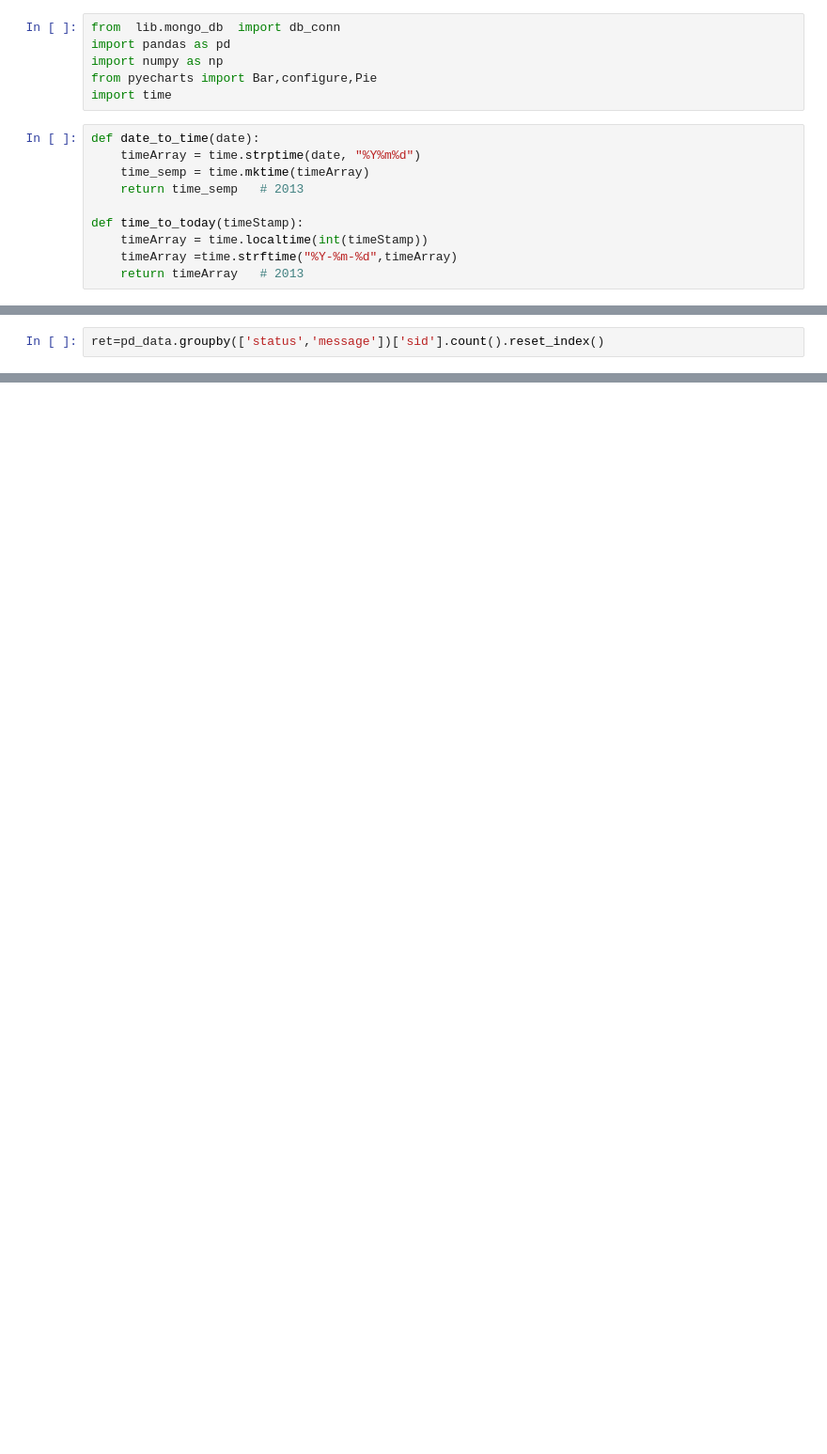
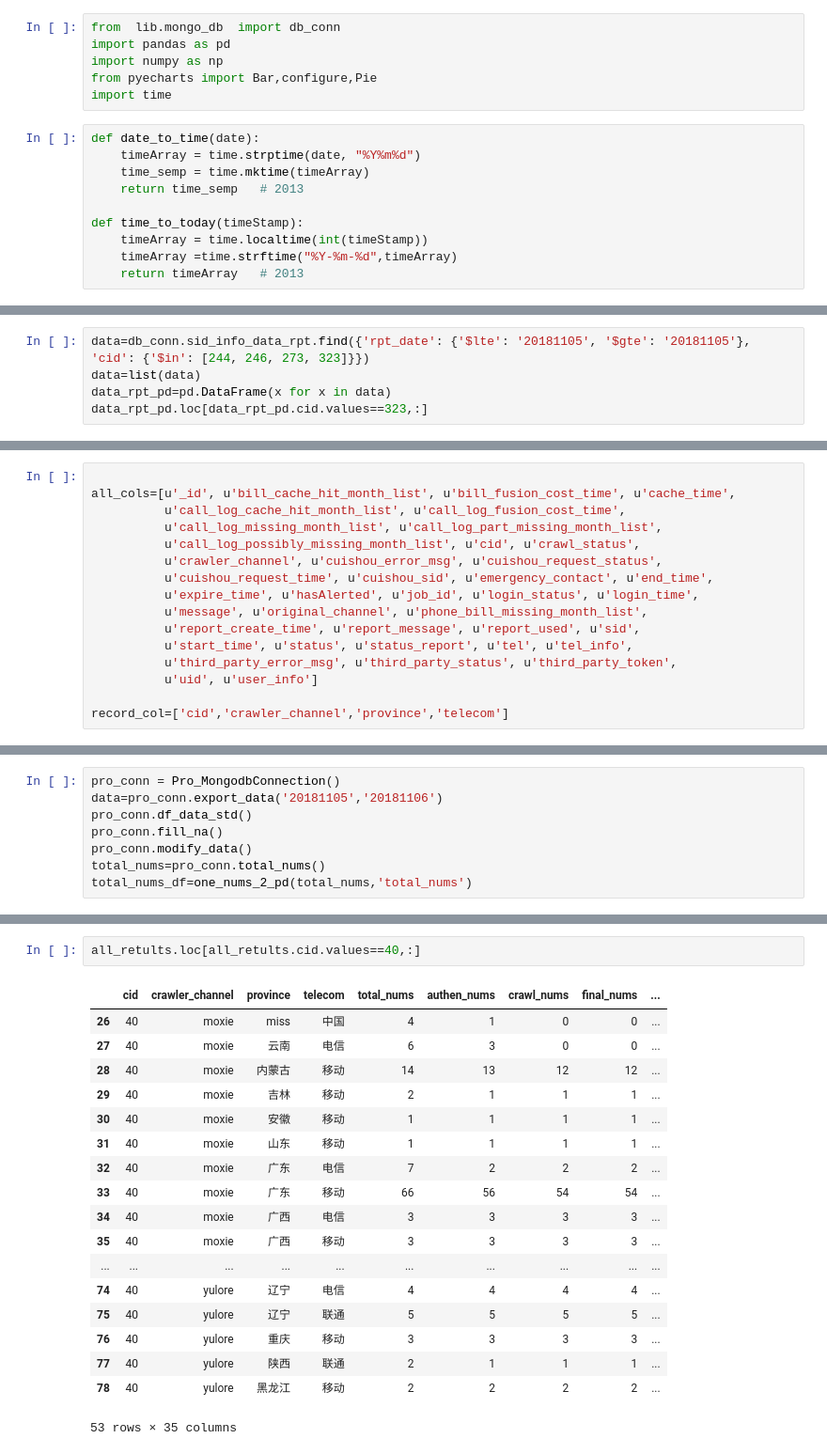
Before and after one commit to jhyehuang/jhye_tool, a Jupyter notebook: mongo/mongodb_209_err_code_count.ipynb, the cells around one changed output, grey strips where cells are left out. Shown at 94% size. Saved outputs shown, nothing was run; the diff lists cells and outputs as text; blank space fills up the shorter version.

```diff
--- a/mongo/mongodb_209_err_code_count.ipynb
+++ b/mongo/mongodb_209_err_code_count.ipynb
@@ -38,2 +16,0 @@ pd_data['status']=pd_data['status'].map(str)
-# %%
-ret=pd_data.groupby(['status','message'])['sid'].count().reset_index()
@@ -121,0 +83,5 @@ today_to_day()
+# %%
+data=db_conn.sid_info_data_rpt.find({'rpt_date': {'$lte': '20181105', '$gte': '20181105'}, 'cid': {'$in': [244, 246, 273, 323]}})
+data=list(data)
+data_rpt_pd=pd.DataFrame(x for x in data)
+data_rpt_pd.loc[data_rpt_pd.cid.values==323,:]
@@ -121,0 +115,16 @@ today_to_day()
+# %%
+
+all_cols=[u'_id', u'bill_cache_hit_month_list', u'bill_fusion_cost_time', u'cache_time',
+          u'call_log_cache_hit_month_list', u'call_log_fusion_cost_time',
+          u'call_log_missing_month_list', u'call_log_part_missing_month_list',
+          u'call_log_possibly_missing_month_list', u'cid', u'crawl_status',
+          u'crawler_channel', u'cuishou_error_msg', u'cuishou_request_status',
+          u'cuishou_request_time', u'cuishou_sid', u'emergency_contact', u'end_time',
+          u'expire_time', u'hasAlerted', u'job_id', u'login_status', u'login_time',
+          u'message', u'original_channel', u'phone_bill_missing_month_list',
+          u'report_create_time', u'report_message', u'report_used', u'sid',
+          u'start_time', u'status', u'status_report', u'tel', u'tel_info',
+          u'third_party_error_msg', u'third_party_status', u'third_party_token',
+          u'uid', u'user_info']
+
+record_col=['cid','crawler_channel','province','telecom']
@@ -121,0 +312,8 @@ today_to_day()
+# %%
+pro_conn = Pro_MongodbConnection()
+data=pro_conn.export_data('20181105','20181106')
+pro_conn.df_data_std()
+pro_conn.fill_na()
+pro_conn.modify_data()
+total_nums=pro_conn.total_nums()
+total_nums_df=one_nums_2_pd(total_nums,'total_nums')
@@ -121,0 +546,21 @@ today_to_day()
+# %%
+all_retults.loc[all_retults.cid.values==40,:]
+# %% [output]
+|  | cid | crawler_channel | province | telecom | total_nums | authen_nums | crawl_nums | final_nums | ... |
+| 26 | 40 | moxie | miss | 中国 | 4 | 1 | 0 | 0 | ... |
+| 27 | 40 | moxie | 云南 | 电信 | 6 | 3 | 0 | 0 | ... |
+| 28 | 40 | moxie | 内蒙古 | 移动 | 14 | 13 | 12 | 12 | ... |
+| 29 | 40 | moxie | 吉林 | 移动 | 2 | 1 | 1 | 1 | ... |
+| 30 | 40 | moxie | 安徽 | 移动 | 1 | 1 | 1 | 1 | ... |
+| 31 | 40 | moxie | 山东 | 移动 | 1 | 1 | 1 | 1 | ... |
+| 32 | 40 | moxie | 广东 | 电信 | 7 | 2 | 2 | 2 | ... |
+| 33 | 40 | moxie | 广东 | 移动 | 66 | 56 | 54 | 54 | ... |
+| 34 | 40 | moxie | 广西 | 电信 | 3 | 3 | 3 | 3 | ... |
+| 35 | 40 | moxie | 广西 | 移动 | 3 | 3 | 3 | 3 | ... |
+| ... | ... | ... | ... | ... | ... | ... | ... | ... | ... |
+| 74 | 40 | yulore | 辽宁 | 电信 | 4 | 4 | 4 | 4 | ... |
+| 75 | 40 | yulore | 辽宁 | 联通 | 5 | 5 | 5 | 5 | ... |
+| 76 | 40 | yulore | 重庆 | 移动 | 3 | 3 | 3 | 3 | ... |
+| 77 | 40 | yulore | 陕西 | 联通 | 2 | 1 | 1 | 1 | ... |
+| 78 | 40 | yulore | 黑龙江 | 移动 | 2 | 2 | 2 | 2 | ... |
+53 rows × 35 columns
```
Also changed, not shown: parts of 40 cells of this notebook, 14 other files.
